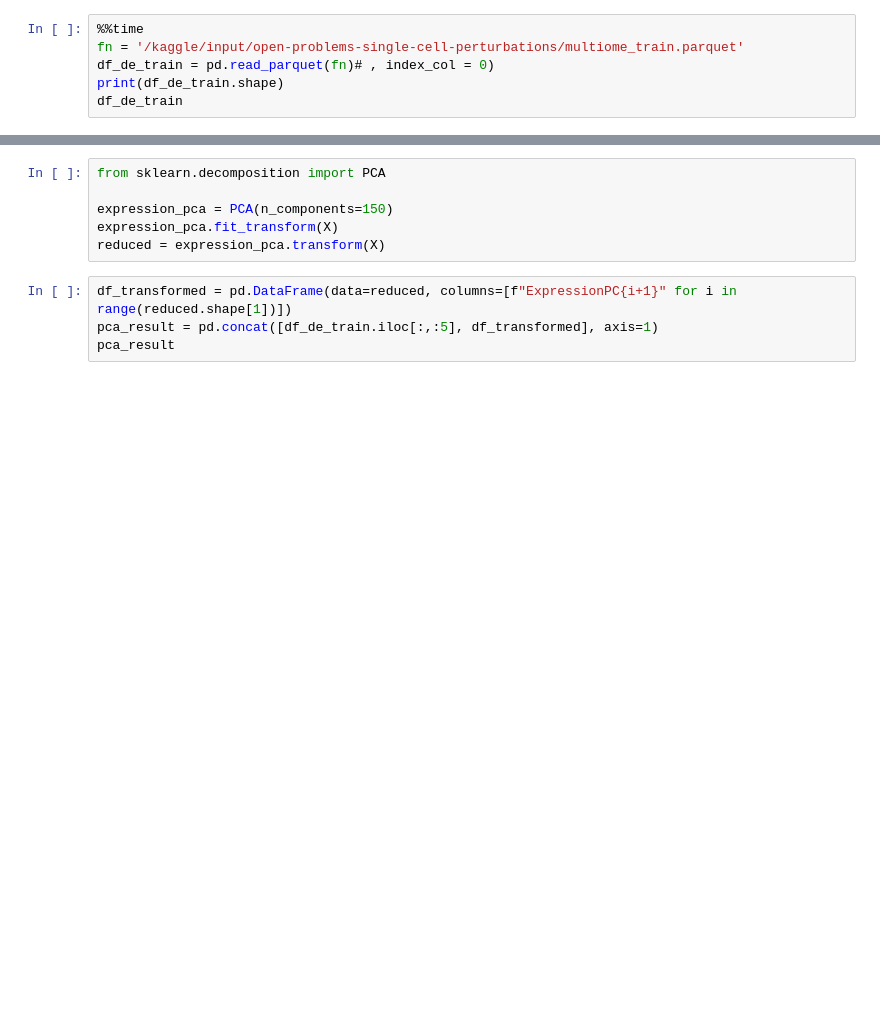
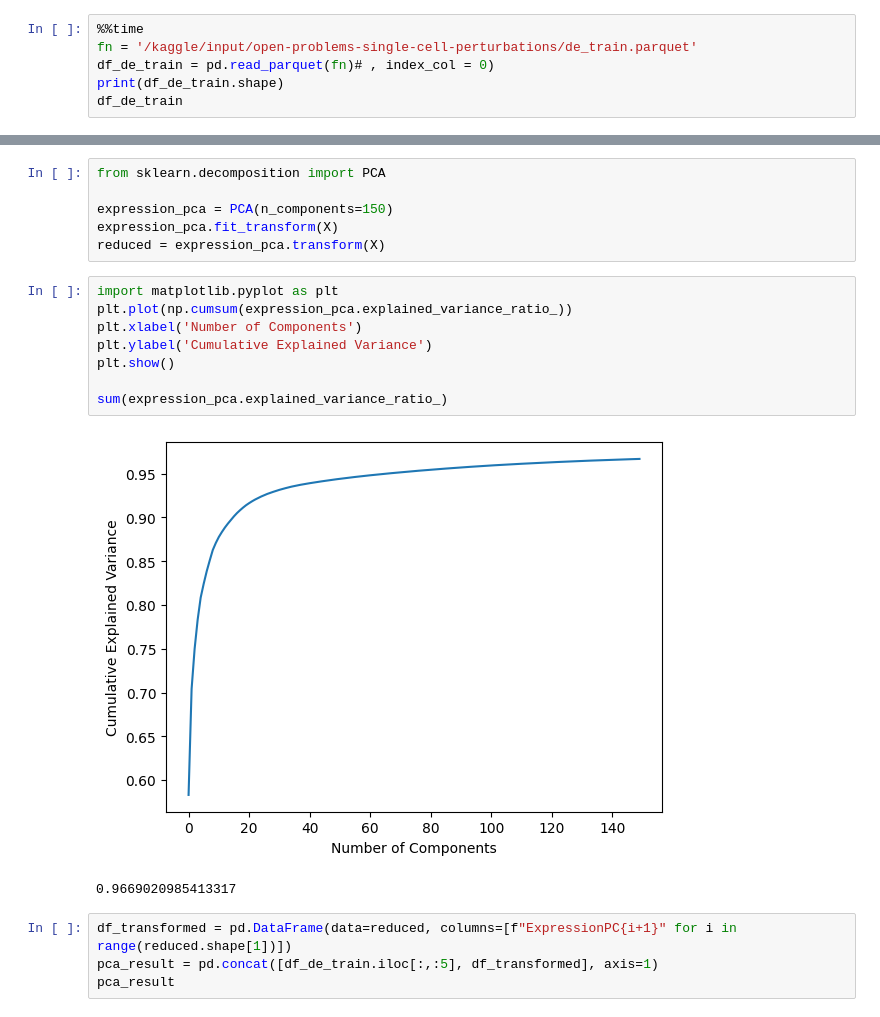
Before and after one commit to Jacky-Yiu/CPSC545, a Jupyter notebook: NN-model-rowwise-rmse.ipynb, the cells around one changed output, grey strips where cells are left out. Cells and saved outputs as stored; diff of their text form; blank space fills up the shorter version.

```diff
--- a/NN-model-rowwise-rmse.ipynb
+++ b/NN-model-rowwise-rmse.ipynb
@@ -28,7 +28,7 @@ for dirname, _, filenames in os.walk('/kaggle/input'):
 /kaggle/input/open-problems-single-cell-perturbations/multiome_obs_meta.csv
 # %%
 %%time
-fn = '/kaggle/input/open-problems-single-cell-perturbations/multiome_train.parquet'
+fn = '/kaggle/input/open-problems-single-cell-perturbations/de_train.parquet'
 df_de_train = pd.read_parquet(fn)# , index_col = 0)
 print(df_de_train.shape)
 df_de_train
@@ -53,6 +70,17 @@ from sklearn.decomposition import PCA
 expression_pca = PCA(n_components=150)
 expression_pca.fit_transform(X)
 reduced = expression_pca.transform(X)
+# %%
+import matplotlib.pyplot as plt
+plt.plot(np.cumsum(expression_pca.explained_variance_ratio_))
+plt.xlabel('Number of Components')
+plt.ylabel('Cumulative Explained Variance')
+plt.show()
+
+sum(expression_pca.explained_variance_ratio_)
+# %% [output]
+[figure, added]
+0.9669020985413317
 # %%
 df_transformed = pd.DataFrame(data=reduced, columns=[f"ExpressionPC{i+1}" for i in range(reduced.shape[1])])
 pca_result = pd.concat([df_de_train.iloc[:,:5], df_transformed], axis=1)
```
Also changed, not shown: parts of 7 cells of this notebook.
